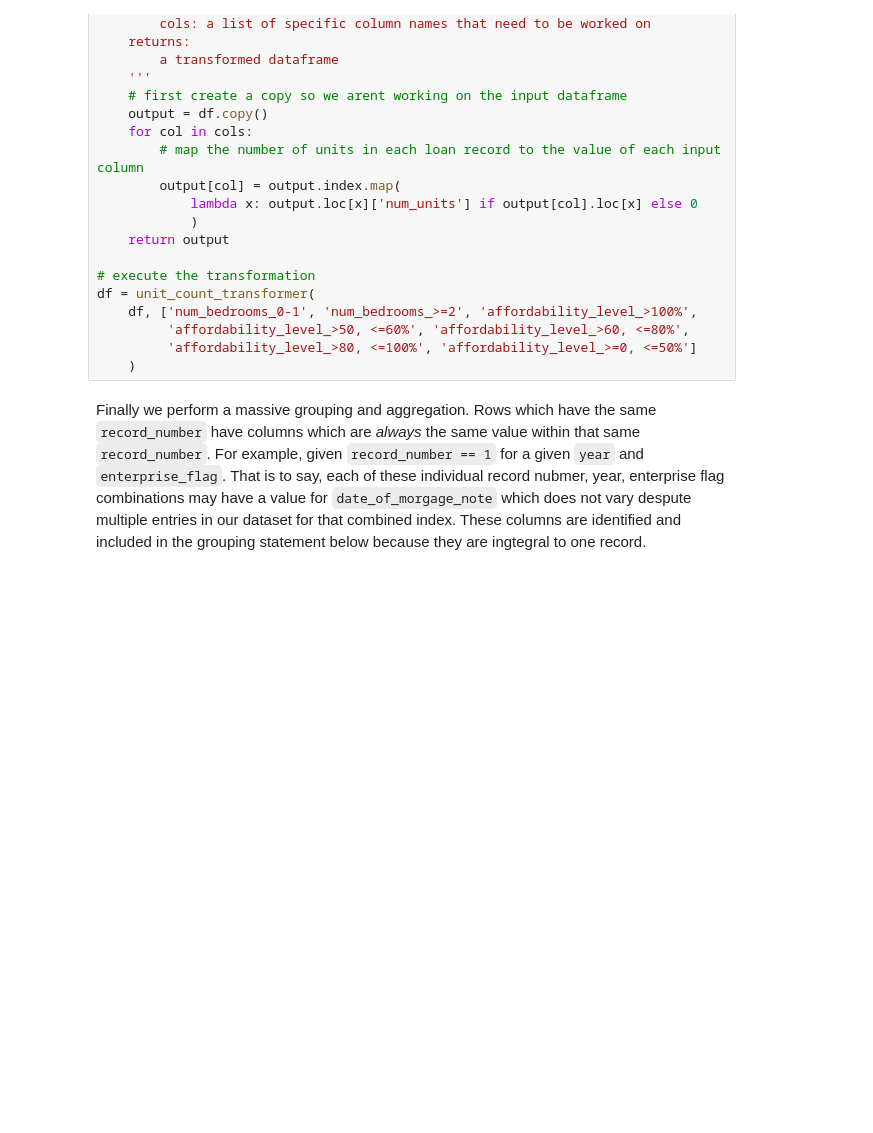
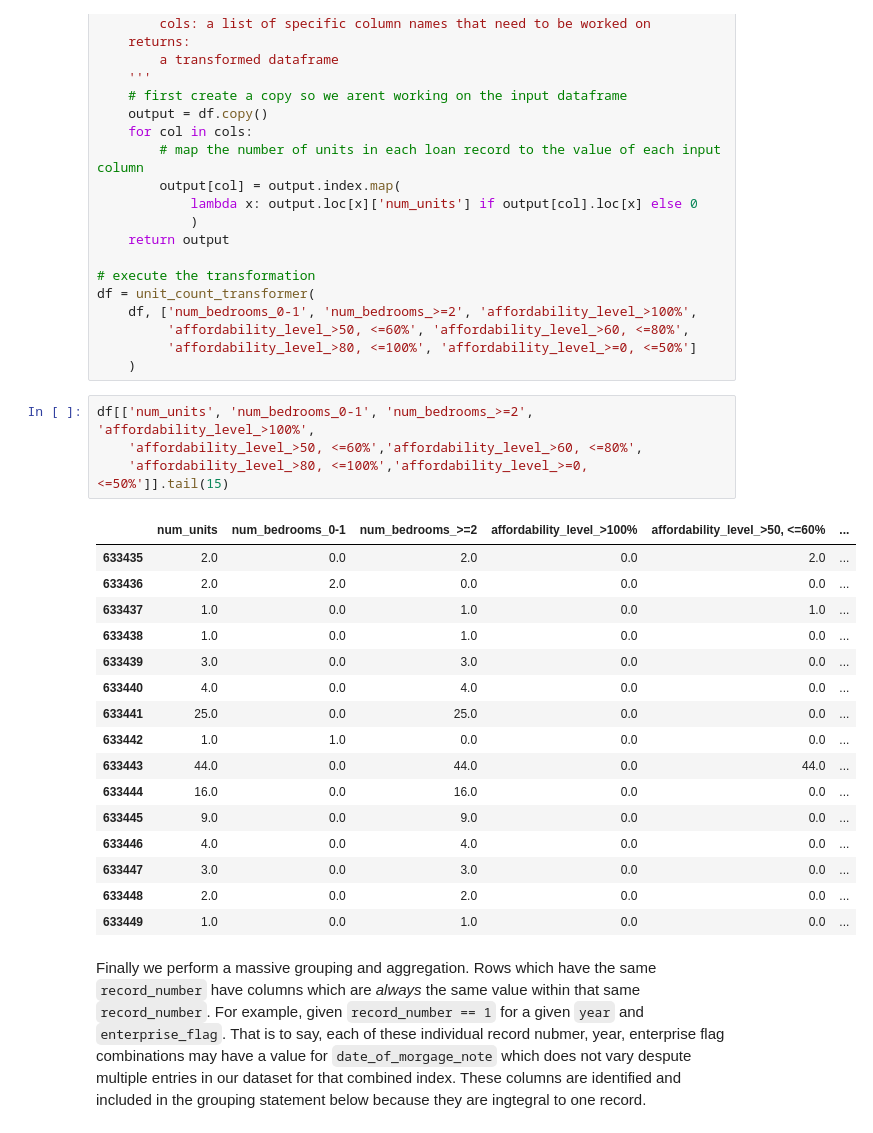
Before and after one commit to mango459/CS504-Project, a Jupyter notebook: shane_CS504_feature_engineering.ipynb, the cells around one changed output. Saved outputs shown, nothing was run; the diff lists cells and outputs as text; blank space fills up the shorter version.

```diff
--- a/shane_CS504_feature_engineering.ipynb
+++ b/shane_CS504_feature_engineering.ipynb
@@ -66,6 +133,27 @@ df = unit_count_transformer(
          'affordability_level_>50, <=60%', 'affordability_level_>60, <=80%',
          'affordability_level_>80, <=100%', 'affordability_level_>=0, <=50%']
     )
+# %%
+df[['num_units', 'num_bedrooms_0-1', 'num_bedrooms_>=2', 'affordability_level_>100%',
+    'affordability_level_>50, <=60%','affordability_level_>60, <=80%',
+    'affordability_level_>80, <=100%','affordability_level_>=0, <=50%']].tail(15)
+# %% [output]
+|  | num_units | num_bedrooms_0-1 | num_bedrooms_>=2 | affordability_level_>100% | affordability_level_>50, <=60% | ... |
+| 633435 | 2.0 | 0.0 | 2.0 | 0.0 | 2.0 | ... |
+| 633436 | 2.0 | 2.0 | 0.0 | 0.0 | 0.0 | ... |
+| 633437 | 1.0 | 0.0 | 1.0 | 0.0 | 1.0 | ... |
+| 633438 | 1.0 | 0.0 | 1.0 | 0.0 | 0.0 | ... |
+| 633439 | 3.0 | 0.0 | 3.0 | 0.0 | 0.0 | ... |
+| 633440 | 4.0 | 0.0 | 4.0 | 0.0 | 0.0 | ... |
+| 633441 | 25.0 | 0.0 | 25.0 | 0.0 | 0.0 | ... |
+| 633442 | 1.0 | 1.0 | 0.0 | 0.0 | 0.0 | ... |
+| 633443 | 44.0 | 0.0 | 44.0 | 0.0 | 44.0 | ... |
+| 633444 | 16.0 | 0.0 | 16.0 | 0.0 | 0.0 | ... |
+| 633445 | 9.0 | 0.0 | 9.0 | 0.0 | 0.0 | ... |
+| 633446 | 4.0 | 0.0 | 4.0 | 0.0 | 0.0 | ... |
+| 633447 | 3.0 | 0.0 | 3.0 | 0.0 | 0.0 | ... |
+| 633448 | 2.0 | 0.0 | 2.0 | 0.0 | 0.0 | ... |
+| 633449 | 1.0 | 0.0 | 1.0 | 0.0 | 0.0 | ... |
 # %% [markdown]
 Finally we perform a massive grouping and aggregation. Rows which have the same `record_number` have columns which are *always* the same value within that same `record_number`. For example, given `record_number == 1` for a given `year` and `enterprise_flag`. That is to say, each of these individual record nubmer, year, enterprise flag combinations may have a value for `date_of_morgage_note` which does not vary despute multiple entries in our dataset for that combined index. These columns are identified and included in the grouping statement below because they are ingtegral to one record.
 # %%
```
Also changed, not shown: parts of 9 cells of this notebook, 2 other files.
